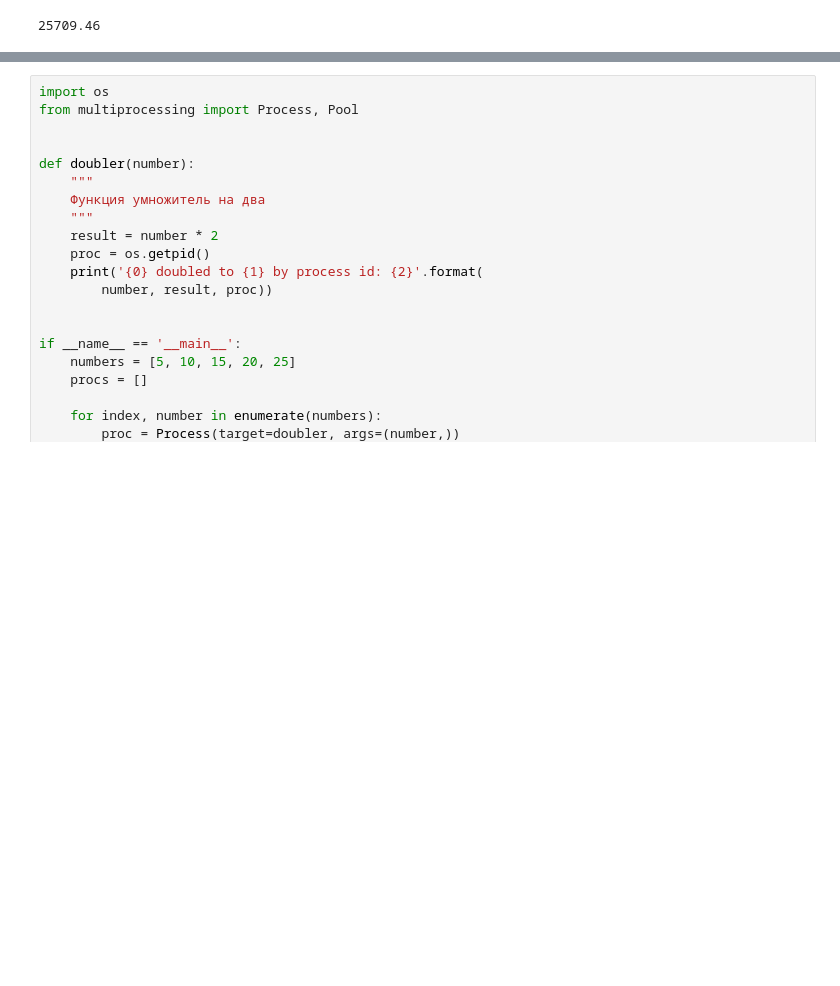
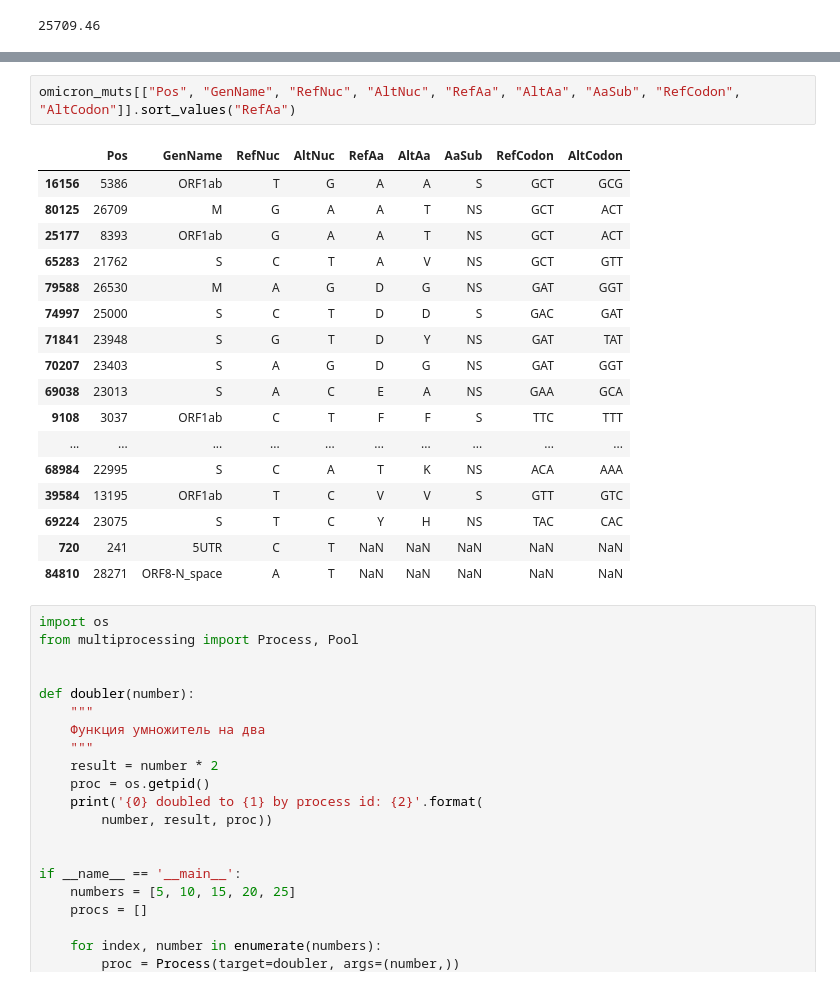
Before and after one commit to KPOTOH/sars-cov-2, a Jupyter notebook: nb/1.mulal_qc.ipynb, the cells around one changed output, grey strips where cells are left out. Saved outputs shown, nothing was run; the diff lists cells and outputs as text; blank space fills up the shorter version.

```diff
--- a/nb/1.mulal_qc.ipynb
+++ b/nb/1.mulal_qc.ipynb
@@ -118,3 +251,23 @@ plt.show()
+# %%
+omicron_muts[["Pos", "GenName", "RefNuc", "AltNuc", "RefAa", "AltAa", "AaSub", "RefCodon", "AltCodon"]].sort_values("RefAa")
+# %% [output]
+|  | Pos | GenName | RefNuc | AltNuc | RefAa | AltAa | AaSub | RefCodon | AltCodon |
+| 16156 | 5386 | ORF1ab | T | G | A | A | S | GCT | GCG |
+| 80125 | 26709 | M | G | A | A | T | NS | GCT | ACT |
+| 25177 | 8393 | ORF1ab | G | A | A | T | NS | GCT | ACT |
+| 65283 | 21762 | S | C | T | A | V | NS | GCT | GTT |
+| 79588 | 26530 | M | A | G | D | G | NS | GAT | GGT |
+| 74997 | 25000 | S | C | T | D | D | S | GAC | GAT |
+| 71841 | 23948 | S | G | T | D | Y | NS | GAT | TAT |
+| 70207 | 23403 | S | A | G | D | G | NS | GAT | GGT |
+| 69038 | 23013 | S | A | C | E | A | NS | GAA | GCA |
+| 9108 | 3037 | ORF1ab | C | T | F | F | S | TTC | TTT |
+| ... | ... | ... | ... | ... | ... | ... | ... | ... | ... |
+| 68984 | 22995 | S | C | A | T | K | NS | ACA | AAA |
+| 39584 | 13195 | ORF1ab | T | C | V | V | S | GTT | GTC |
+| 69224 | 23075 | S | T | C | Y | H | NS | TAC | CAC |
+| 720 | 241 | 5UTR | C | T | NaN | NaN | NaN | NaN | NaN |
+| 84810 | 28271 | ORF8-N_space | A | T | NaN | NaN | NaN | NaN | NaN |
 # %%
 import os
 from multiprocessing import Process, Pool
```
Also changed, not shown: parts of 26 cells of this notebook, 9 other files.
